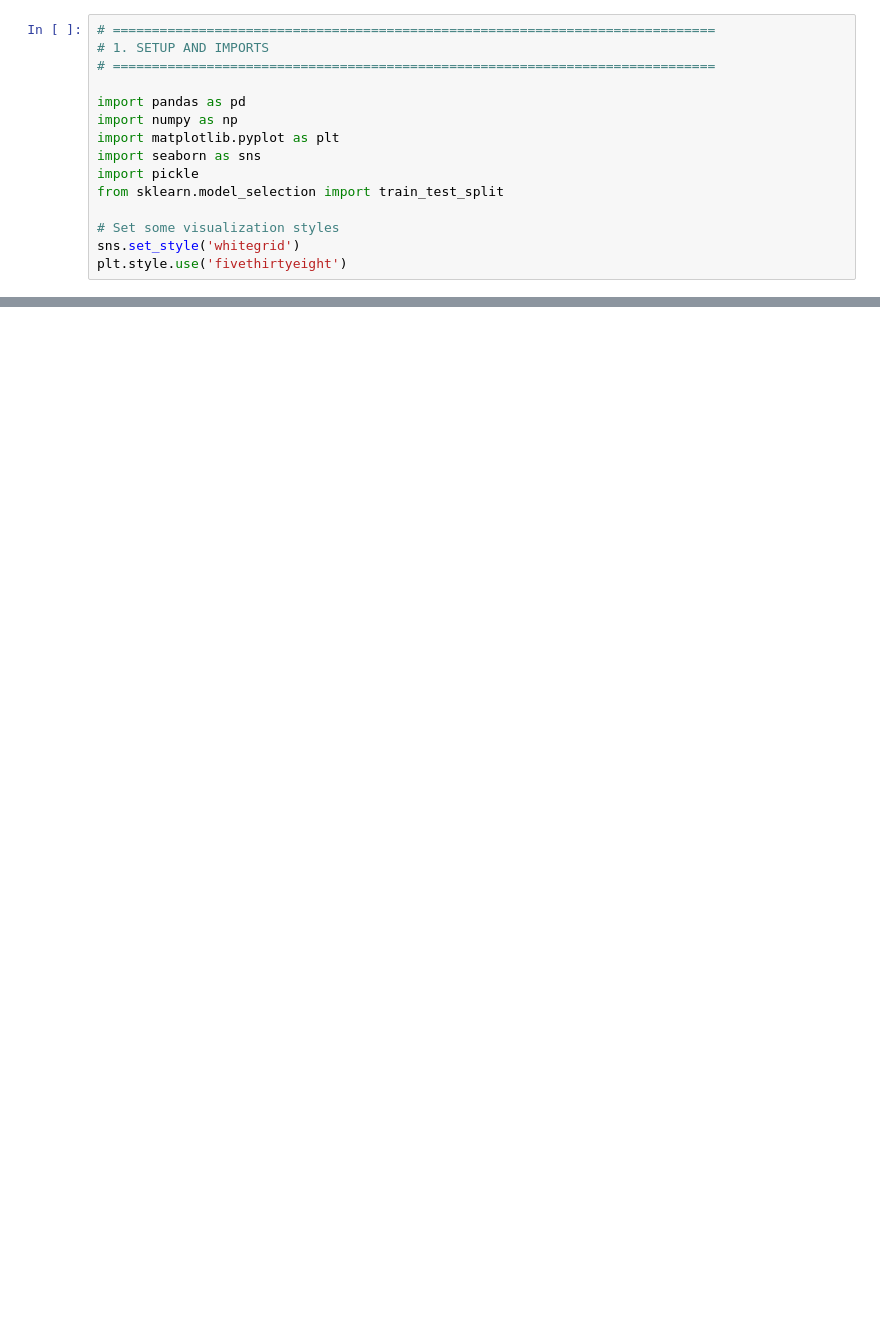
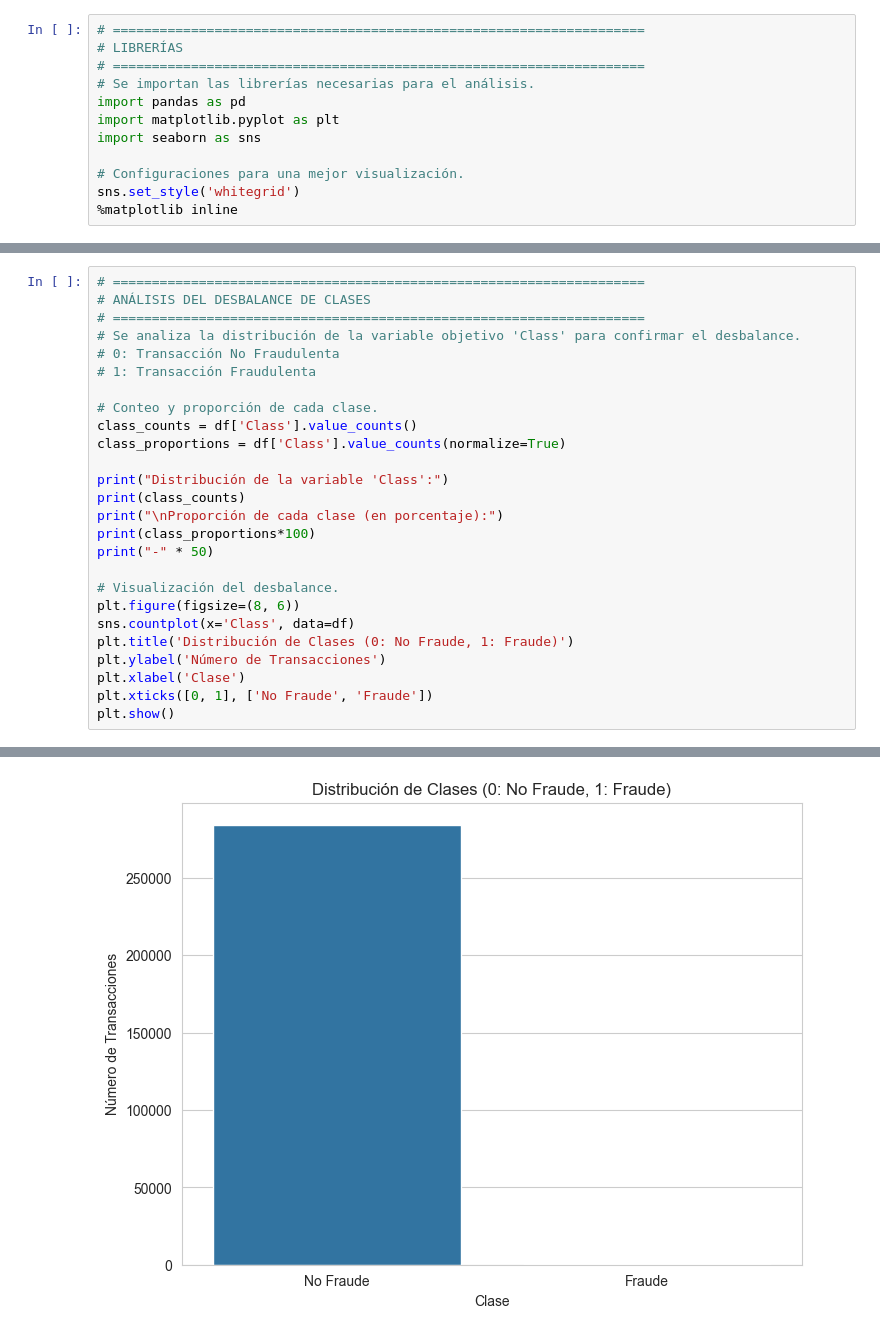
Before and after one commit to Fegrodz/XAI_Exercise, a Jupyter notebook: Notebooks/1_Data_Prep.ipynb, the cells around one changed output, grey strips where cells are left out. Drawn from its saved outputs; the diff is of its cells as text; blank space fills up the shorter version.

```diff
--- a/Notebooks/1_Data_Prep.ipynb
+++ b/Notebooks/1_Data_Prep.ipynb
@@ -15,15 +16,12 @@ Creates a Realistic XAI Challenge: The anonymized features (V1, V2...) force you
 # %%
-# =============================================================================
-# 1. SETUP AND IMPORTS
-# =============================================================================
-
+# ====================================================================
+# LIBRERÍAS
+# ====================================================================
+# Se importan las librerías necesarias para el análisis.
 import pandas as pd
-import numpy as np
 import matplotlib.pyplot as plt
 import seaborn as sns
-import pickle
-from sklearn.model_selection import train_test_split
 
-# Set some visualization styles
+# Configuraciones para una mejor visualización.
 sns.set_style('whitegrid')
-plt.style.use('fivethirtyeight')
+%matplotlib inline
@@ -197,0 +123,27 @@ This notebook's execution is complete.
+# %%
+# ====================================================================
+# ANÁLISIS DEL DESBALANCE DE CLASES
+# ====================================================================
+# Se analiza la distribución de la variable objetivo 'Class' para confirmar el desbalance.
+# 0: Transacción No Fraudulenta
+# 1: Transacción Fraudulenta
+
+# Conteo y proporción de cada clase.
+class_counts = df['Class'].value_counts()
+class_proportions = df['Class'].value_counts(normalize=True)
+
+print("Distribución de la variable 'Class':")
+print(class_counts)
+print("\nProporción de cada clase (en porcentaje):")
+print(class_proportions*100)
+print("-" * 50)
+
+# Visualización del desbalance.
+plt.figure(figsize=(8, 6))
+sns.countplot(x='Class', data=df)
+plt.title('Distribución de Clases (0: No Fraude, 1: Fraude)')
+plt.ylabel('Número de Transacciones')
+plt.xlabel('Clase')
+plt.xticks([0, 1], ['No Fraude', 'Fraude'])
+plt.show()
+# %% [output]
@@ -197,0 +162 @@ This notebook's execution is complete.
+[figure, added]
```
Also changed, not shown: parts of 10 cells of this notebook, 2 other files.
